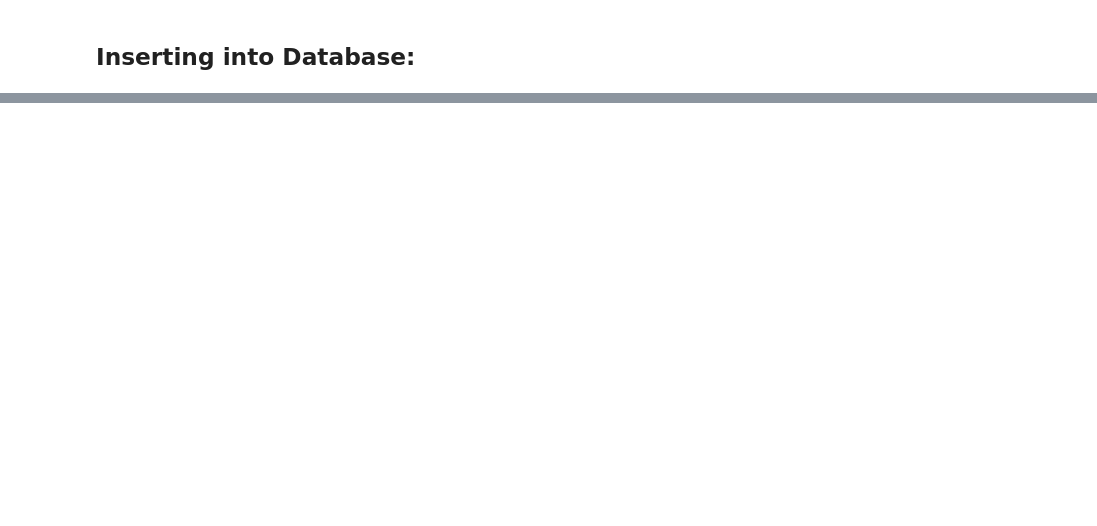
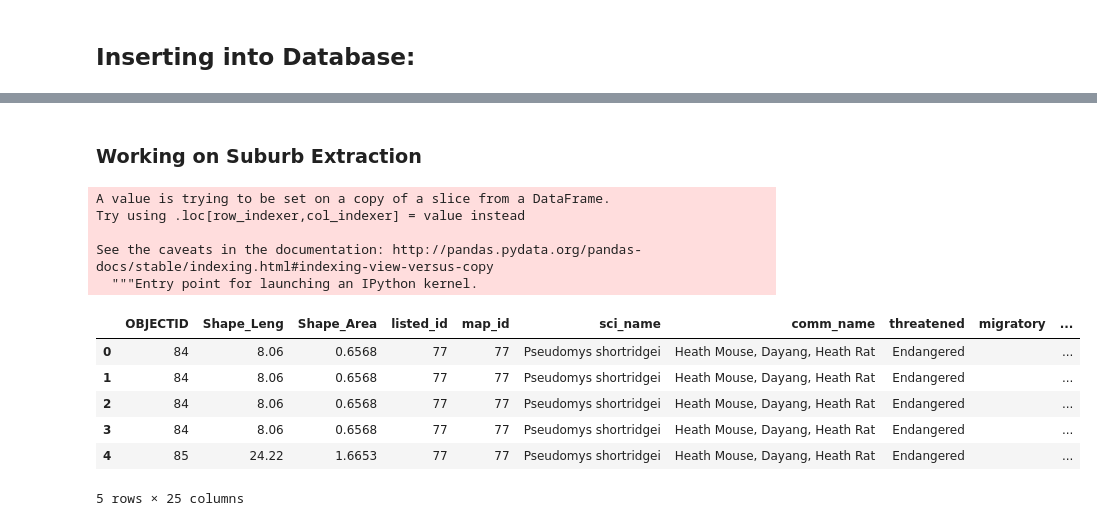
Before and after one commit to ForesFriends/Data-Wrangling-and-Cleaning, a Jupyter notebook: E24 project .ipynb, the cells around one changed output, grey strips where cells are left out. Cells and saved outputs as stored; diff of their text form; code cells hidden in the pictures; blank space fills up the shorter version.

```diff
--- a/E24 project .ipynb
+++ b/E24 project .ipynb
@@ -884,0 +610,2 @@ states.to_csv("animal_states.csv")
+# %% [markdown]
+### Working on Suburb Extraction
@@ -884,0 +615,8 @@ states.to_csv("animal_states.csv")
+# %%
+species_file["regions"] = species_file["regions"].str.strip('[]').str.split(';')
+# %% [output]
+A value is trying to be set on a copy of a slice from a DataFrame.
+Try using .loc[row_indexer,col_indexer] = value instead
+
+See the caveats in the documentation: http://pandas.pydata.org/pandas-docs/stable/indexing.html#indexing-view-versus-copy
+  """Entry point for launching an IPython kernel.
@@ -884,0 +627,5 @@ states.to_csv("animal_states.csv")
+# %%
+df = df.reset_index(drop=True)
+# %%
+new_df = gpd.GeoDataFrame(df,geometry = "geometry")
+new_df.crs = {'init':'epsg:4326'}
@@ -884,0 +648,29 @@ states.to_csv("animal_states.csv")
+# %%
+suburb = gpd.read_file("vic_locality_polygon_shp/VIC_LOCALITY_POLYGON_shp.shp")
+nsw = gpd.read_file("nsw_locality_polygon_shp/NSW_LOCALITY_POLYGON_shp.shp")
+sa = gpd.read_file("SA_LOCALITY_POLYGON_shp/SA_LOCALITY_POLYGON_shp.shp")
+wa = gpd.read_file("WA_LOCALITY_POLYGON_shp/WA_LOCALITY_POLYGON_shp.shp")
+# %%
+all_data = pd.concat([suburb,nsw,sa,wa])
+# %%
+ #Getting only the suburb name and the geometry of from the dataframe.
+sdf = gpd.GeoDataFrame(all_data)
+sdf1=sdf[['VIC_LOCA_2','geometry']]
+sdf1.set_geometry('geometry')
+sdf1.crs={'init' :'epsg:4326'}#Setting up the coordinate refernce system.
+sdf1.head()#sdf1 is the suburb with shape files.
+
+
+df_suburb=gpd.sjoin(new_df,sdf1,how='left',op='within')
+df=pd.DataFrame(df_suburb)#Converting the geodataframe to the pandas dataframe for further manipulations
+df=df.drop(['index_right'],axis=1)
+df.rename(columns={'VIC_LOCA_2':'suburb'},inplace=True)#renaming the columns
+df.head()
+# %% [output]
+|  | OBJECTID | Shape_Leng | Shape_Area | listed_id | map_id | sci_name | comm_name | threatened | migratory | ... |
+| 0 | 84 | 8.06 | 0.6568 | 77 | 77 | Pseudomys shortridgei | Heath Mouse, Dayang, Heath Rat | Endangered |  | ... |
+| 1 | 84 | 8.06 | 0.6568 | 77 | 77 | Pseudomys shortridgei | Heath Mouse, Dayang, Heath Rat | Endangered |  | ... |
+| 2 | 84 | 8.06 | 0.6568 | 77 | 77 | Pseudomys shortridgei | Heath Mouse, Dayang, Heath Rat | Endangered |  | ... |
+| 3 | 84 | 8.06 | 0.6568 | 77 | 77 | Pseudomys shortridgei | Heath Mouse, Dayang, Heath Rat | Endangered |  | ... |
+| 4 | 85 | 24.22 | 1.6653 | 77 | 77 | Pseudomys shortridgei | Heath Mouse, Dayang, Heath Rat | Endangered |  | ... |
+5 rows × 25 columns
```
Also changed, not shown: parts of 93 cells of this notebook.
